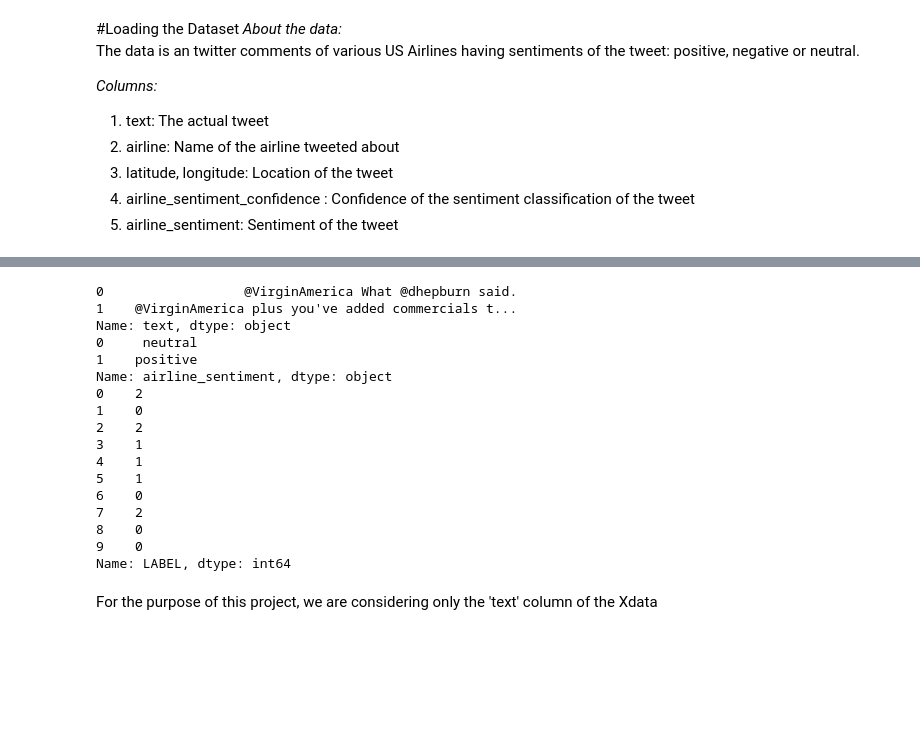
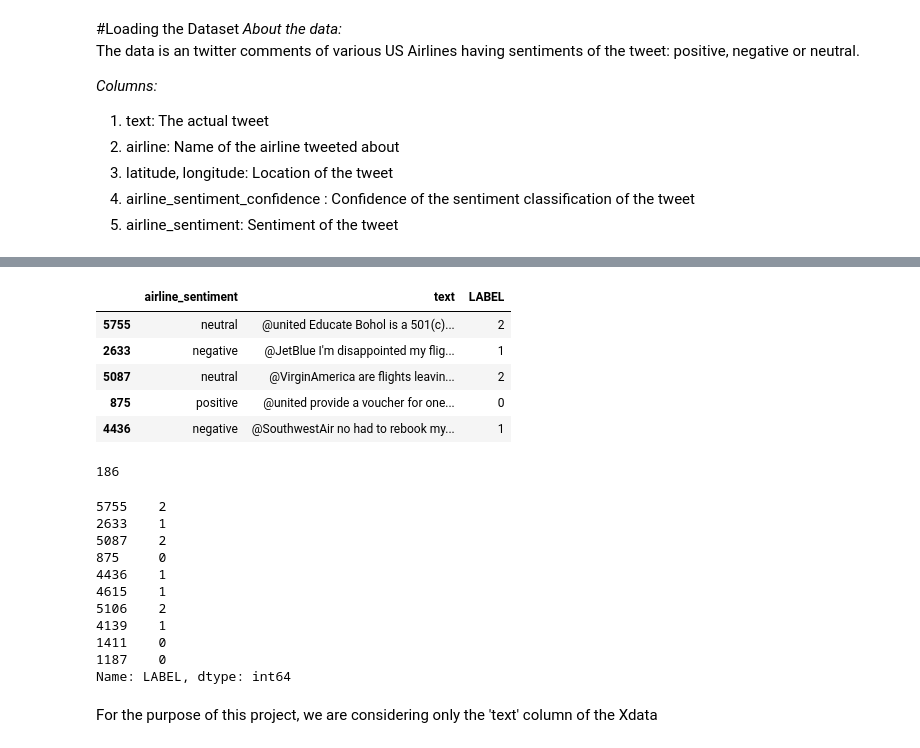
Before and after one commit to anjaliasha123/AirlineTweetClassification, a Jupyter notebook: src/BiLSTMCNNAtt.ipynb, the cells around one changed output, grey strips where cells are left out. Drawn from its saved outputs; the diff is of its cells as text; code cells hidden in the pictures; blank space fills up the shorter version.

```diff
--- a/src/BiLSTMCNNAtt.ipynb
+++ b/src/BiLSTMCNNAtt.ipynb
@@ -27,30 +50,33 @@ The data is an twitter comments of various US Airlines having sentiments of the
+# %%
+data.head(5)
+# %% [output]
+|  | airline_sentiment | text | LABEL |
+| 5755 | neutral | @united Educate Bohol is a 501(c)... | 2 |
+| 2633 | negative | @JetBlue I'm disappointed my flig... | 1 |
+| 5087 | neutral | @VirginAmerica are flights leavin... | 2 |
+| 875 | positive | @united provide a voucher for one... | 0 |
+| 4436 | negative | @SouthwestAir no had to rebook my... | 1 |
+# %%
+len(max(data.text.values, key=len))
+# %% [output]
+186
 # %%
-#intializing global variables
-data = pd.read_csv('https://raw.githubusercontent.com/anjaliasha123/Data_Visualization_projects/master/Streamlit_python/Tweets.csv')
-print(data.text.head(2))
-print(data.airline_sentiment.head(2))
 data['LABEL'] = 0
 data.loc[data.airline_sentiment == 'positive', 'LABEL'] = 0
 data.loc[data.airline_sentiment == 'negative', 'LABEL'] = 1
 data.loc[data.airline_sentiment == 'neutral', 'LABEL'] = 2
 print(data['LABEL'][:10])
 # %% [output]
-0                  @VirginAmerica What @dhepburn said.
-1    @VirginAmerica plus you've added commercials t...
-Name: text, dtype: object
-0     neutral
-1    positive
-Name: airline_sentiment, dtype: object
-0    2
-1    0
-2    2
-3    1
-4    1
-5    1
-6    0
-7    2
-8    0
-9    0
+5755    2
+2633    1
+5087    2
+875     0
+4436    1
+4615    1
+5106    2
+4139    1
+1411    0
+1187    0
 Name: LABEL, dtype: int64
 # %%
 dataCopy = data
```
Also changed, not shown: parts of 22 cells of this notebook.
